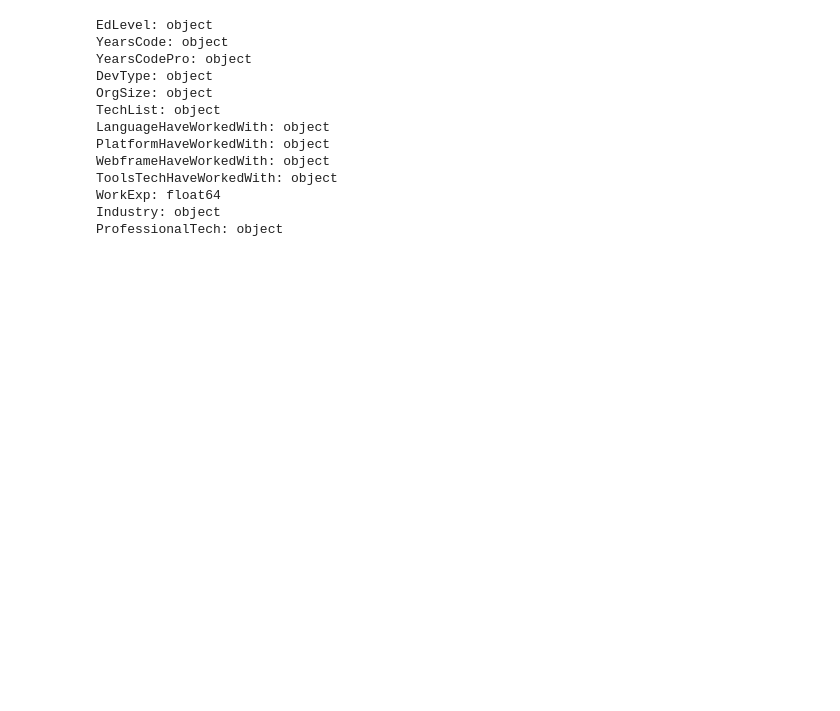
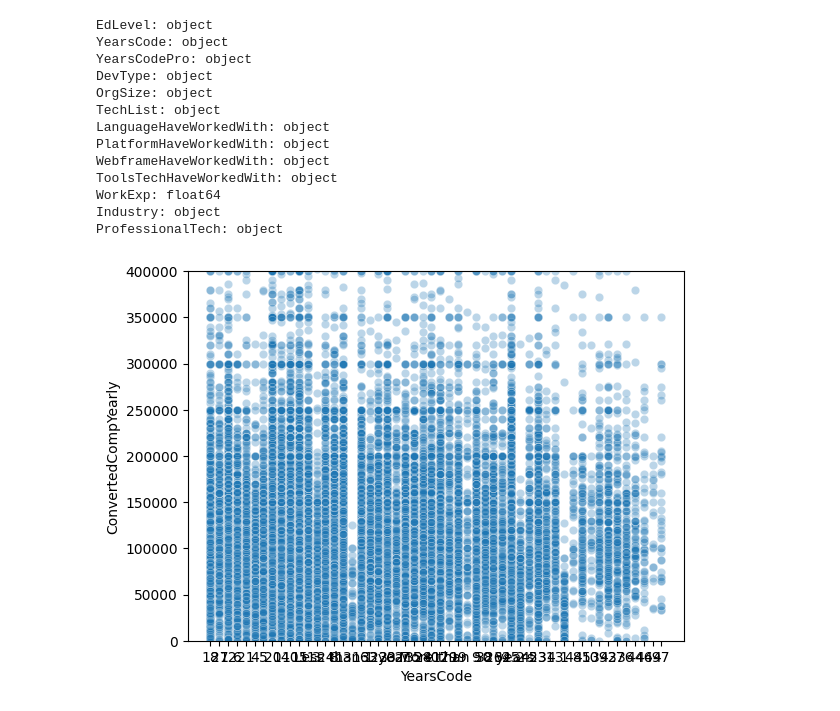
Before and after one commit to hasn77/Stack-Overflow-Survey-Dataset-Model, a Jupyter notebook: getting_started.ipynb, the cells around one changed output. Drawn from its saved outputs; the diff is of its cells as text; code cells hidden in the pictures; blank space fills up the shorter version.

```diff
--- a/getting_started.ipynb
+++ b/getting_started.ipynb
@@ -142,0 +178,6 @@ ProfessionalTech: object
+# %%
+sns.scatterplot(x='YearsCode', y='ConvertedCompYearly', data=df, alpha=0.3)
+plt.ylim(0, df['ConvertedCompYearly'].quantile(0.99))  # zoom out outliers
+plt.show()
+# %% [output]
+[figure, added]
```
Also changed, not shown: parts of 9 cells of this notebook, 2 other files.
